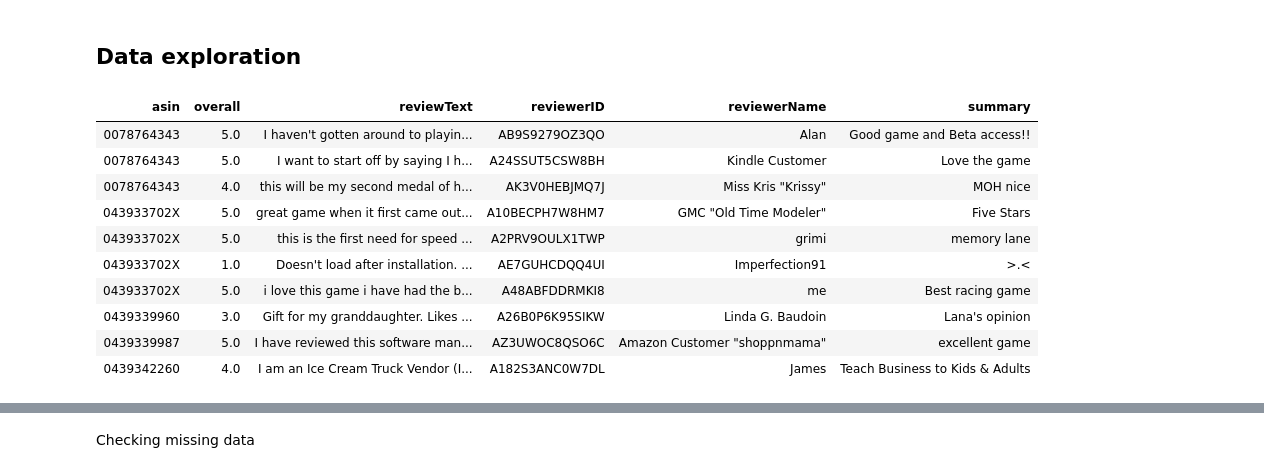
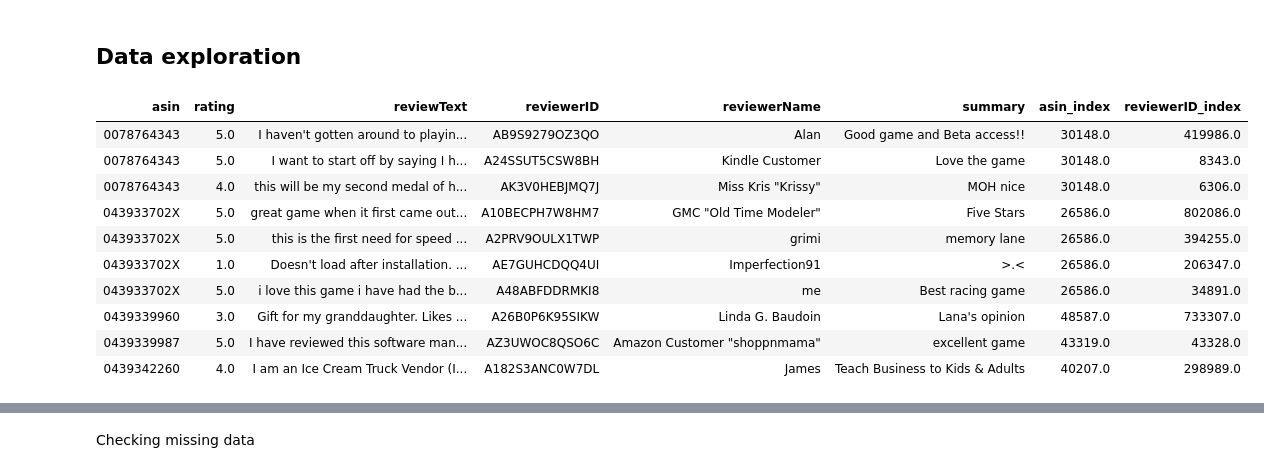
Before and after one commit to salma71/MSDS_SU2020, a Jupyter notebook: Recommender_system612/week_5/amazon_reviews.ipynb, the cells around one changed output, grey strips where cells are left out. Saved outputs shown, nothing was run; the diff lists cells and outputs as text; code cells hidden in the pictures.

Commit message:
convert into index, error very high

```diff
--- a/Recommender_system612/week_5/amazon_reviews.ipynb
+++ b/Recommender_system612/week_5/amazon_reviews.ipynb
@@ -97,10 +48,12 @@ display(file_ids)
 path = 'file:/databricks/driver/reviews_Video_Games.json.gz'
 
 # load data using sqlContext
-df = sqlContext.read.format("json")\
-      .option("header", "true")\
-      .option("inferSchema", "true")\
-      .load(path)
+df = sqlContext.read.\
+     format("json").\
+     option("header", "true").\
+     option("inferSchema", "true").\
+     load(path).\
+     withColumnRenamed("overall", "rating")
 
 # display in table format
 display(df)
@@ -109,8 +62,8 @@ display(df)
 # %% [markdown]
 I will drop the following three columns *reviewTime, unixReviewTime, and helpful* we won't need them in our analysis
 # %%
-new_df = df.drop('reviewTime', 'unixReviewTime', 'helpful')
-new_df.head()
+df_1 = df.drop('reviewTime', 'unixReviewTime', 'helpful')
+df_1.head()
 # %% [output]
 [interactive output not drawn]
 # %%
@@ -126 +78,4 @@ new_df.printSchema()
 * summary - summary of the review
+# %%
+# caching
+newdf = df_1.cache()
@@ -126,0 +87,10 @@ new_df.printSchema()
+# %%
+from pyspark.ml import Pipeline
+from pyspark.ml.feature import StringIndexer
+
+indexer_1= StringIndexer(inputCol="asin", outputCol="asin_index").fit(newdf)
+df_ind = indexer.transform(newdf)
+
+indexer_2= StringIndexer(inputCol="reviewerID", outputCol="reviewerID_index").fit(df_ind)
+df_ind = indexer_2.transform(df_ind)
+df_ind.show()
@@ -127,16 +99,16 @@ new_df.printSchema()
 # %% [markdown]
 ## Data exploration
 # %%
-display(new_df.head(10))
+display(df_ind.head(10))
 # %% [output]
-| asin | overall | reviewText | reviewerID | reviewerName | summary |
-| 0078764343 | 5.0 | I haven't gotten around to playin... | AB9S9279OZ3QO | Alan | Good game and Beta access!! |
-| 0078764343 | 5.0 | I want to start off by saying I h... | A24SSUT5CSW8BH | Kindle Customer | Love the game |
-| 0078764343 | 4.0 | this will be my second medal of h... | AK3V0HEBJMQ7J | Miss Kris "Krissy" | MOH nice |
-| 043933702X | 5.0 | great game when it first came out... | A10BECPH7W8HM7 | GMC "Old Time Modeler" | Five Stars |
-| 043933702X | 5.0 | this is the first need for speed ... | A2PRV9OULX1TWP | grimi | memory lane |
-| 043933702X | 1.0 | Doesn't load after installation. ... | AE7GUHCDQQ4UI | Imperfection91 | >.< |
-| 043933702X | 5.0 | i love this game i have had the b... | A48ABFDDRMKI8 | me | Best racing game |
-| 0439339960 | 3.0 | Gift for my granddaughter. Likes ... | A26B0P6K95SIKW | Linda G. Baudoin | Lana's opinion |
-| 0439339987 | 5.0 | I have reviewed this software man... | AZ3UWOC8QSO6C | Amazon Customer "shoppnmama" | excellent game |
-| 0439342260 | 4.0 | I am an Ice Cream Truck Vendor (I... | A182S3ANC0W7DL | James | Teach Business to Kids & Adults |
+| asin | rating | reviewText | reviewerID | reviewerName | summary | asin_index | reviewerID_index |
+| 0078764343 | 5.0 | I haven't gotten around to playin... | AB9S9279OZ3QO | Alan | Good game and Beta access!! | 30148.0 | 419986.0 |
+| 0078764343 | 5.0 | I want to start off by saying I h... | A24SSUT5CSW8BH | Kindle Customer | Love the game | 30148.0 | 8343.0 |
+| 0078764343 | 4.0 | this will be my second medal of h... | AK3V0HEBJMQ7J | Miss Kris "Krissy" | MOH nice | 30148.0 | 6306.0 |
+| 043933702X | 5.0 | great game when it first came out... | A10BECPH7W8HM7 | GMC "Old Time Modeler" | Five Stars | 26586.0 | 802086.0 |
+| 043933702X | 5.0 | this is the first need for speed ... | A2PRV9OULX1TWP | grimi | memory lane | 26586.0 | 394255.0 |
+| 043933702X | 1.0 | Doesn't load after installation. ... | AE7GUHCDQQ4UI | Imperfection91 | >.< | 26586.0 | 206347.0 |
+| 043933702X | 5.0 | i love this game i have had the b... | A48ABFDDRMKI8 | me | Best racing game | 26586.0 | 34891.0 |
+| 0439339960 | 3.0 | Gift for my granddaughter. Likes ... | A26B0P6K95SIKW | Linda G. Baudoin | Lana's opinion | 48587.0 | 733307.0 |
+| 0439339987 | 5.0 | I have reviewed this software man... | AZ3UWOC8QSO6C | Amazon Customer "shoppnmama" | excellent game | 43319.0 | 43328.0 |
+| 0439342260 | 4.0 | I am an Ice Cream Truck Vendor (I... | A182S3ANC0W7DL | James | Teach Business to Kids & Adults | 40207.0 | 298989.0 |
```
Also changed, not shown: parts of 29 cells of this notebook.
